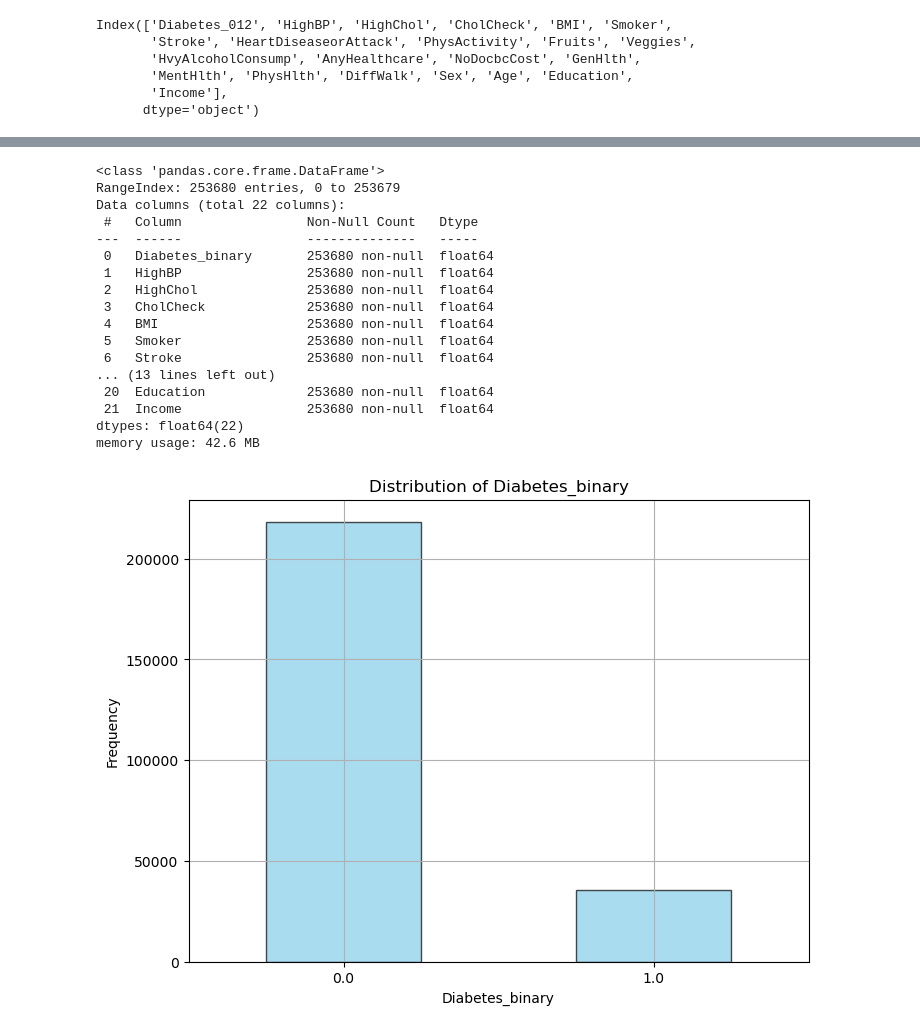
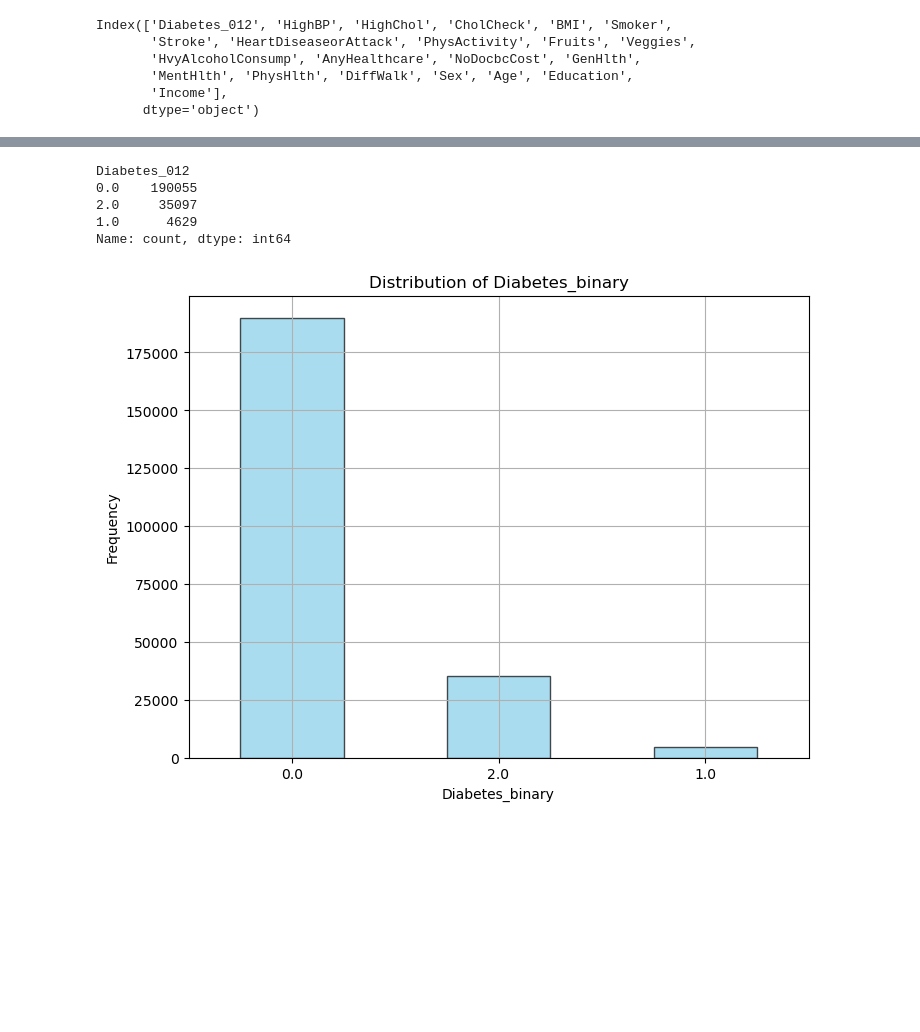
Before and after one commit to King-georges/Diabetes-Prediction-Project, a Jupyter notebook: Project_notebook.ipynb, the cells around one changed output, grey strips where cells are left out. Saved outputs shown, nothing was run; the diff lists cells and outputs as text; code cells hidden in the pictures; blank space fills up the shorter version.

Commit message:
Exploratory Data Analysis

```diff
--- a/Project_notebook.ipynb
+++ b/Project_notebook.ipynb
@@ -40 +183,3 @@ duplicated_rows2
+# %%
+df1.drop_duplicates(inplace=True)
 # %%
@@ -205,20 +228,0 @@ dtype: int64
-# %%
-df3.info()
-# %% [output]
-<class 'pandas.core.frame.DataFrame'>
-RangeIndex: 253680 entries, 0 to 253679
-Data columns (total 22 columns):
- #   Column                Non-Null Count   Dtype
----  ------                --------------   -----
- 0   Diabetes_binary       253680 non-null  float64
- 1   HighBP                253680 non-null  float64
- 2   HighChol              253680 non-null  float64
- 3   CholCheck             253680 non-null  float64
- 4   BMI                   253680 non-null  float64
- 5   Smoker                253680 non-null  float64
- 6   Stroke                253680 non-null  float64
-... (13 lines left out)
- 20  Education             253680 non-null  float64
- 21  Income                253680 non-null  float64
-dtypes: float64(22)
-memory usage: 42.6 MB
@@ -227,12 +229,21 @@ Diabetes_binary_count = df3["Diabetes_binary"].value_counts()
+# %%
+Diabetes_012_count = df1["Diabetes_012"].value_counts()
+Diabetes_012_count
+# %% [output]
+Diabetes_012
+0.0    190055
+2.0     35097
+1.0      4629
+Name: count, dtype: int64
 # %%
 # Plotting bar plot
 plt.figure(figsize=(8, 6))
-df3['Diabetes_binary'].value_counts().plot(kind='bar', color='skyblue', edgecolor='black', alpha=0.7)
+df1['Diabetes_012'].value_counts().plot(kind='bar', color='skyblue', edgecolor='black', alpha=0.7)
 plt.xlabel('Diabetes_binary')
 plt.ylabel('Frequency')
 plt.title('Distribution of Diabetes_binary')
 plt.xticks(rotation=0)
 plt.grid(True)
 plt.show()
 # %% [output]
-[figure, old version]
+[figure, new version]
```
Also changed, not shown: parts of 60 cells of this notebook.
